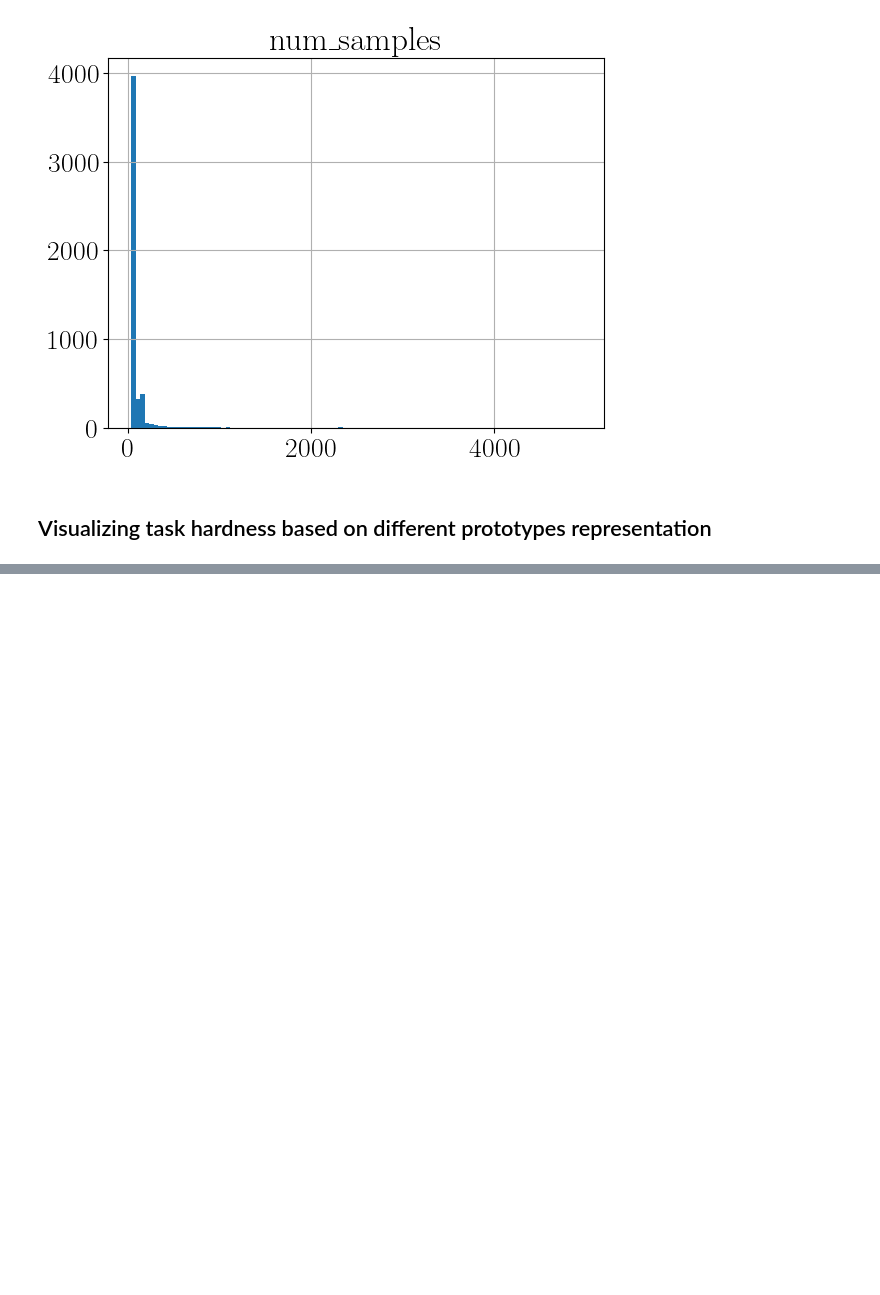
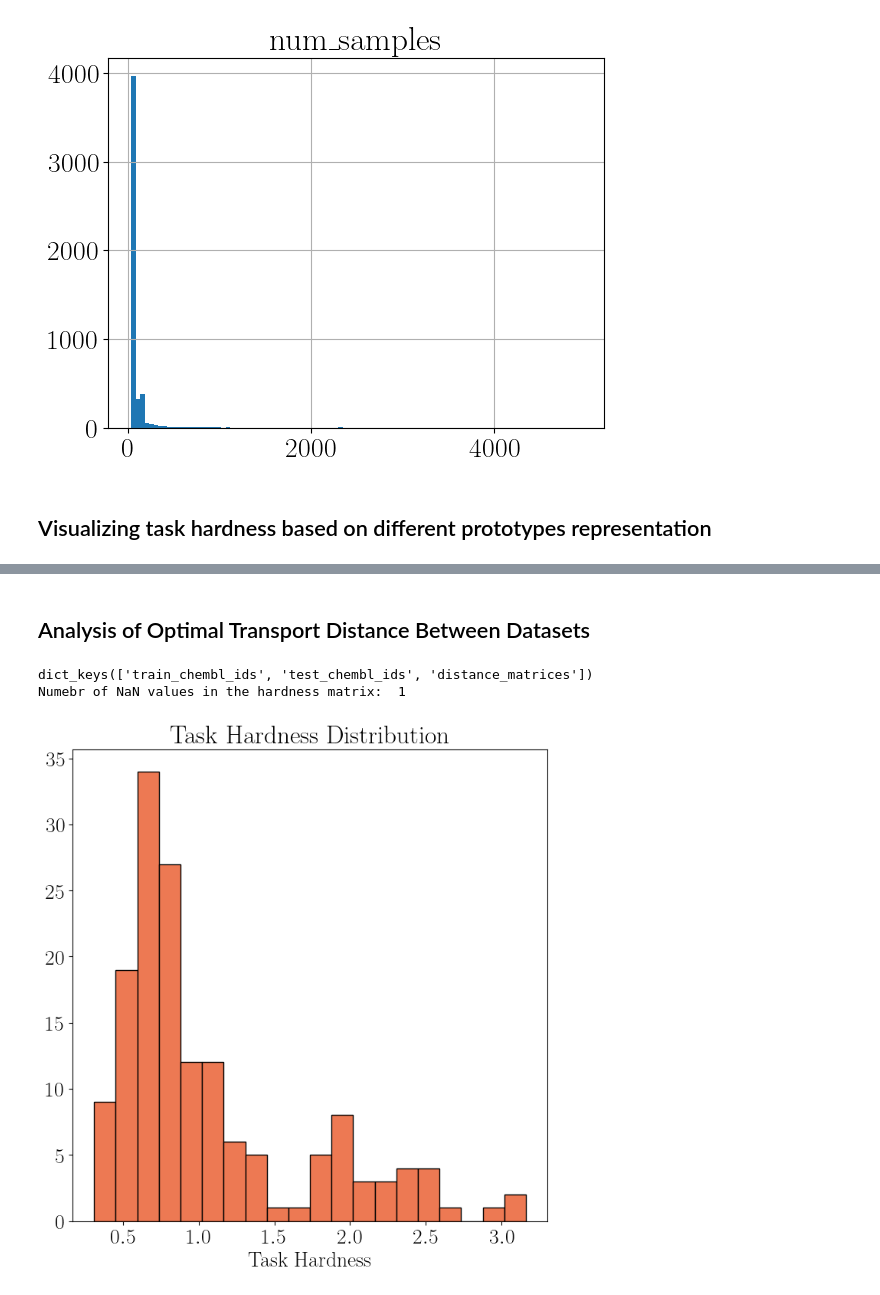
Before and after one commit to HFooladi/FS-Mol, a Jupyter notebook: notebooks/ProtoNet_repr.ipynb, the cells around one changed output, grey strips where cells are left out. Drawn from its saved outputs; the diff is of its cells as text; code cells hidden in the pictures; blank space fills up the shorter version.

```diff
--- a/notebooks/ProtoNet_repr.ipynb
+++ b/notebooks/ProtoNet_repr.ipynb
@@ -484,0 +511,2 @@ plt.show()
+# %% [markdown]
+## Analysis of Optimal Transport Distance Between Datasets
@@ -484,0 +527,28 @@ plt.show()
+# %%
+def otdd_hardness(k=10, train_tasks_weighted=False) -> pd.DataFrame:
+    PATH_TO_OTDD = os.path.join(FS_MOL_DATASET_PATH, 'test/hardness/otdd_gin_supervised_infomax.pkl')
+    with open(PATH_TO_OTDD, 'rb') as f:
+        data = pickle.load(f)
+
+    ## data is a dictionary with following keys:
+    print(data.keys())
+
+    ## data['distnce_matrices] is a list. We will convert it to the pytorch tensor
+    distance_matrix = torch.stack(data['distance_matrices']) # shape: #TRAIN_TASK * TEST_TASKS
+    distance_matrix_sorted,  distance_matrix_indices = torch.sort(distance_matrix, dim=0)
+
+    if train_tasks_weighted:
+        ## We will weight the distance matrix by the hardness of the closest train tasks
+        with open(os.path.join(FS_MOL_DATASET_PATH, 'train/hardness_intra/rf_16.pkl'), 'rb') as f:
+            train_tasks_hardness = pickle.load(f)
+        weights = calculate_task_hardness_weight(data['train_chembl_ids'], train_tasks_hardness)
+        weighted_distance_matrix = (1 - weights[distance_matrix_indices]) * distance_matrix_sorted
+        results = torch.mean(weighted_distance_matrix[:k, :], dim=0)
+    else:
+        results = torch.mean(distance_matrix_sorted[:k, :], dim=0)
+    ## Some entries can contain nan values. We will replace them with mean of the results.
+    print("Numebr of NaN values in the hardness matrix: ", torch.isnan(results).sum().item())
+    results = torch.nan_to_num(results, nan=torch.nanmean(results).item())
+
+    hardness_df = pd.DataFrame({'hardness':results, 'assay': data['test_chembl_ids']})
+    return hardness_df
@@ -484,0 +571,16 @@ plt.show()
+# %%
+def normalize(x):
+    return (x - x.min()) / (x.max() - x.min())
+# %%
+otdd_hardness_df = otdd_hardness(k=10, train_tasks_weighted=True)
+otdd_hardness_df['hardness_norm'] = normalize(otdd_hardness_df['hardness'])
+# Visualizing the Hardness Distribution
+_, ax = plt.subplots(1, 1, figsize=(8, 8))
+ax.hist(otdd_hardness_df['hardness'], bins=20, color=light_color, edgecolor=dark_color)
+ax.set_title("Task Hardness Distribution")
+ax.set_xlabel("Task Hardness")
+plt.show()
+# %% [output]
+dict_keys(['train_chembl_ids', 'test_chembl_ids', 'distance_matrices'])
+Numebr of NaN values in the hardness matrix:  1
+[figure, added]
```
Also changed, not shown: parts of 33 cells of this notebook.
